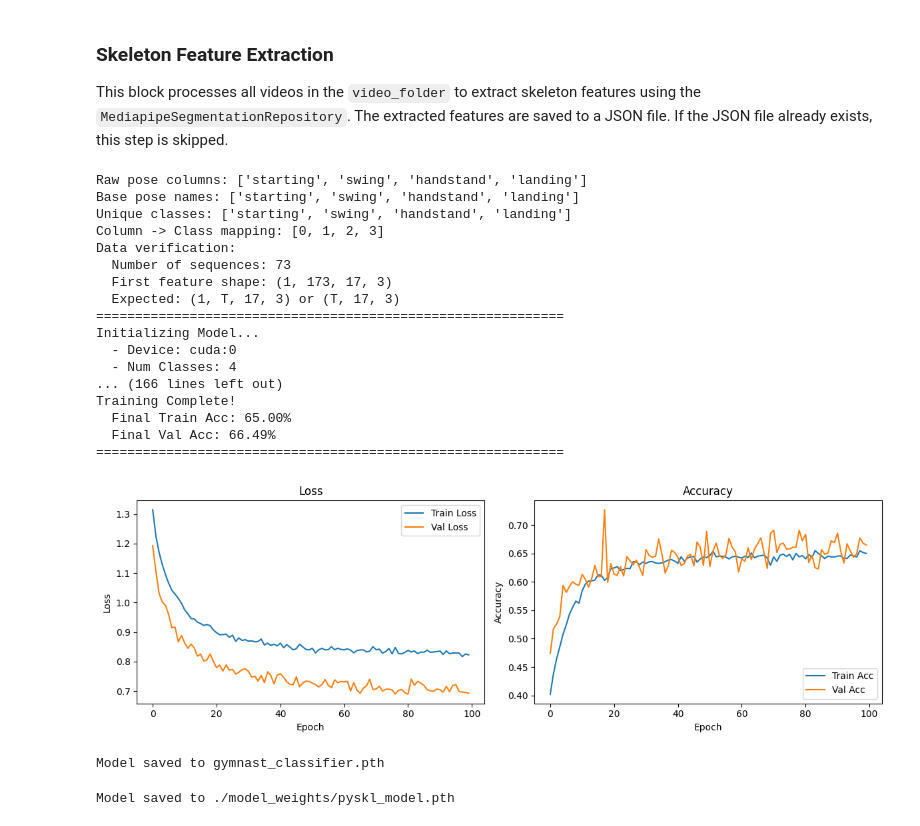
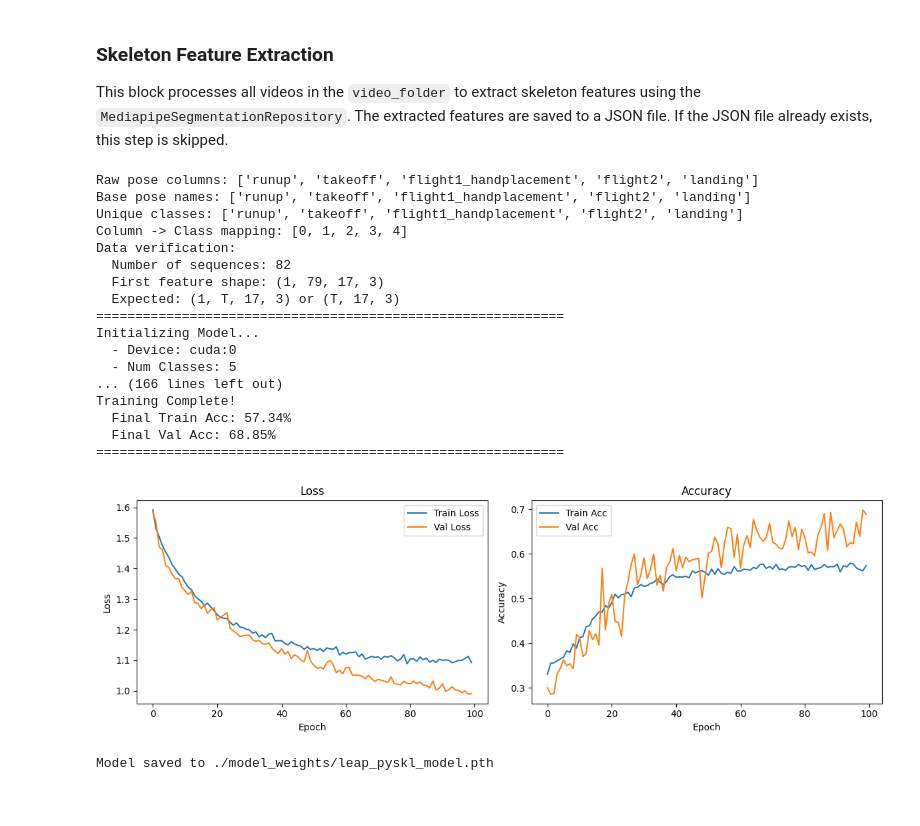
Before and after one commit to Timofejs-Rimensons/GymnasticsAnalysis, a Jupyter notebook: Backend/app/scoring_model_training.ipynb, the cells around one changed output. Saved outputs shown, nothing was run; the diff lists cells and outputs as text; code cells hidden in the pictures.

Commit message:
Added leap analytical model

```diff
--- a/Backend/app/scoring_model_training.ipynb
+++ b/Backend/app/scoring_model_training.ipynb
@@ -20,11 +20,11 @@ from repositories.MediapipeSegmentationRepository import MediapipeSegmentationRe
 ### Configuration
 This block defines constants for file paths, number of segments, and pose labels.
 # %%
-pose_names = ("starting", "swing", "handstand", "landing")
+pose_names = ("runup", "takeoff", "flight1_handplacement", "flight2", "landing")
 pose_labels = {i: [name] for i, name in enumerate(pose_names)}
 
-video_folder = "./dataset/videos/handstand"
-pose_labels_csv = "./dataset/targets/pose_labels.csv"
+video_folder = "./dataset/leap/videos/spreidsprong"
+pose_labels_csv = "./dataset/leap/features/vault_labels.csv"
 
 video_names = os.listdir(video_folder)
 collect_features = False
@@ -44,10 +44,10 @@ if collect_features:
         features.append(feature_tensor.tolist())
         masks.append(mask.tolist())
 
-    with open('./dataset/features/features.pkl', 'wb') as file:
+    with open('./dataset/leap/features/features.pkl', 'wb') as file:
         pickle.dump(features, file)
 
-    with open('./dataset/features/masks.pkl', 'wb') as file:
+    with open('./dataset/leap/features/masks.pkl', 'wb') as file:
         pickle.dump(masks, file)
 # %%
 
@@ -196,10 +196,10 @@ def generate_pose_sequence_with_duplicates(start_frames, num_frames, num_classes
 
     return pose_sequence
 # %%
-with open('./dataset/features/features.pkl', 'rb') as f:
+with open('./dataset/leap/features/features.pkl', 'rb') as f:
     features = pickle.load(f)
 
-with open('./dataset/features/masks.pkl', 'rb') as f:
+with open('./dataset/leap/features/masks.pkl', 'rb') as f:
     masks = pickle.load(f)
 
 features, targets, pose_names = process_pose_labels(pose_labels_csv, video_names, features, masks)
@@ -246,51 +246,47 @@ classifier.fit(x_train, y_train, x_test, y_test, epochs=100, batch_size=256, aug
 # Plot results
 import matplotlib.pyplot as plt
 
 fig, axes = plt.subplots(1, 2, figsize=(12, 4))
 
 axes[0].plot(classifier.history['loss'], label='Train Loss')
 axes[0].plot(classifier.history['val_loss'], label='Val Loss')
 axes[0].set_xlabel('Epoch')
 axes[0].set_ylabel('Loss')
 axes[0].legend()
 axes[0].set_title('Loss')
 
 axes[1].plot(classifier.history['train_acc'], label='Train Acc')
 axes[1].plot(classifier.history['val_acc'], label='Val Acc')
 axes[1].set_xlabel('Epoch')
 axes[1].set_ylabel('Accuracy')
 axes[1].legend()
 axes[1].set_title('Accuracy')
 
 plt.tight_layout()
 plt.show()
-
-# Save model
-classifier.save_model('gymnast_classifier.pth')
 # %% [output]
-Raw pose columns: ['starting', 'swing', 'handstand', 'landing']
-Base pose names: ['starting', 'swing', 'handstand', 'landing']
-Unique classes: ['starting', 'swing', 'handstand', 'landing']
-Column -> Class mapping: [0, 1, 2, 3]
+Raw pose columns: ['runup', 'takeoff', 'flight1_handplacement', 'flight2', 'landing']
+Base pose names: ['runup', 'takeoff', 'flight1_handplacement', 'flight2', 'landing']
+Unique classes: ['runup', 'takeoff', 'flight1_handplacement', 'flight2', 'landing']
+Column -> Class mapping: [0, 1, 2, 3, 4]
 Data verification:
-  Number of sequences: 73
-  First feature shape: (1, 173, 17, 3)
+  Number of sequences: 82
+  First feature shape: (1, 79, 17, 3)
   Expected: (1, T, 17, 3) or (T, 17, 3)
 ============================================================
 Initializing Model...
   - Device: cuda:0
-  - Num Classes: 4
+  - Num Classes: 5
 ... (166 lines left out)
 Training Complete!
-  Final Train Acc: 65.00%
-  Final Val Acc: 66.49%
+  Final Train Acc: 57.34%
+  Final Val Acc: 68.85%
 ============================================================
-[figure, old version]
+[figure, new version]
-Model saved to gymnast_classifier.pth
 # %%
-classifier.save_model('./model_weights/pyskl_model.pth')
+classifier.save_model('./model_weights/leap_pyskl_model.pth')
 # %% [output]
-Model saved to ./model_weights/pyskl_model.pth
+Model saved to ./model_weights/leap_pyskl_model.pth
 # %%
 
 import numpy as np
```
Also changed, not shown: parts of 1 cell of this notebook, 7 other files.
